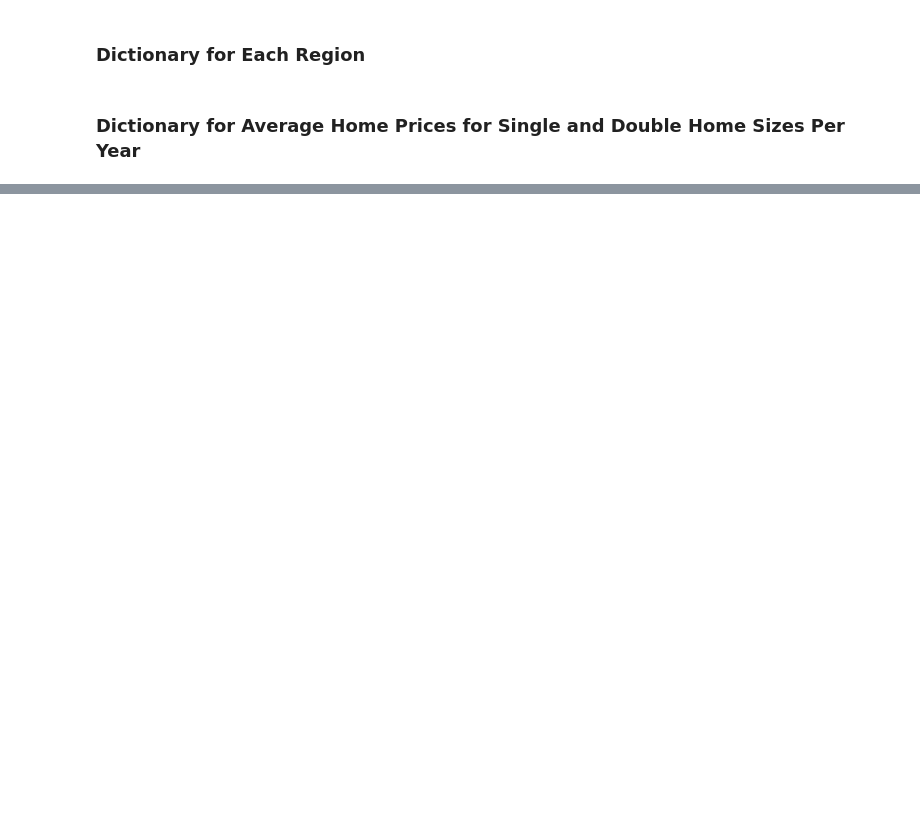
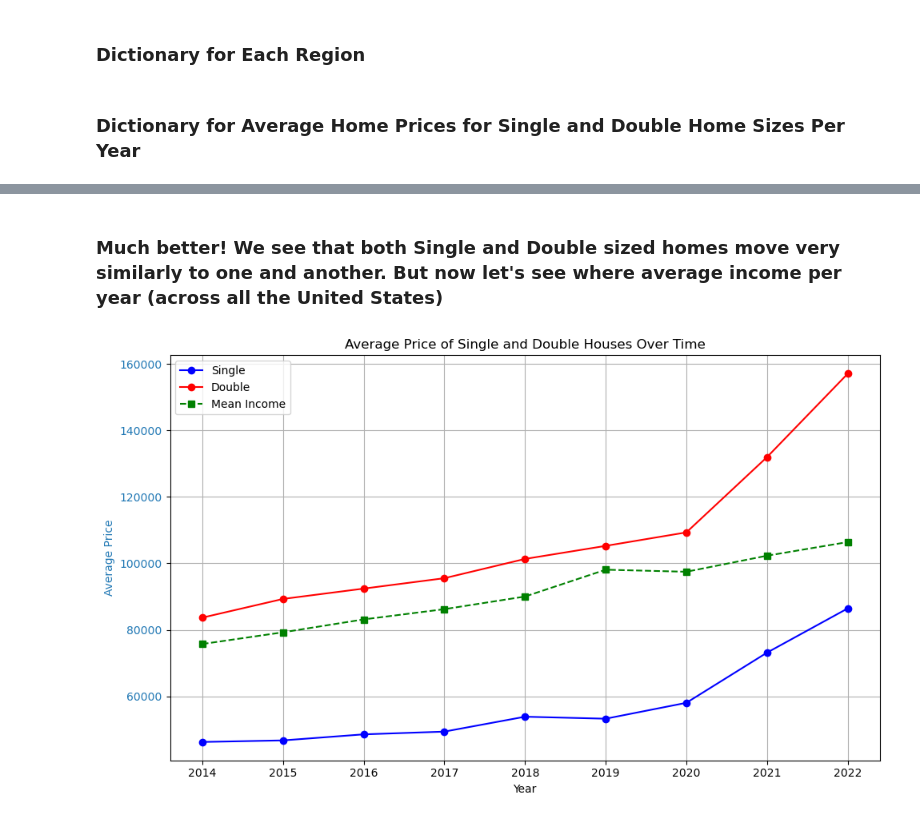
Before and after one commit to lanceweber1998/Analysis-of-US-Real-Estate-Market, a Jupyter notebook: data_analysis.ipynb, the cells around one changed output, grey strips where cells are left out. Drawn from its saved outputs; the diff is of its cells as text; code cells hidden in the pictures; blank space fills up the shorter version.

```diff
--- a/data_analysis.ipynb
+++ b/data_analysis.ipynb
@@ -113,0 +122,19 @@ for year in years:
+# %%
+import pandas as pd
+import numpy as np
+
+# Assuming df is your original DataFrame containing the data
+# Filter the DataFrame to select rows where 'Region' is equal to 'United States'
+us_data = df[df['Region'] == 'United States'].copy()  # Create a copy to avoid SettingWithCopyWarning
+
+# Convert the 'Year' column to datetime if it's not already in datetime format
+us_data['Year'] = pd.to_datetime(us_data['Year'], format='%Y')
+
+# Extract the year from the datetime object and convert it to int
+us_data['Year'] = us_data['Year'].dt.year.astype(int)
+
+# Group the filtered data by year and calculate the mean income for each year
+mean_income_per_year = us_data.groupby('Year')['Mean Income - Current Dollars'].mean().to_dict()
+
+# Display the updated dictionary
+print(mean_income_per_year)
@@ -226,0 +275,34 @@ us_single = us[us['Home Size'] == 'Single ']
+# %% [markdown]
+### Much better! We see that both Single and Double sized homes move very similarly to one and another. But now let's see where average income per year (across all the United States)
+# %%
+import matplotlib.pyplot as plt
+
+# Assuming you have already defined the variables years, single_prices, double_prices, and mean_income_per_year_us
+
+# Plot the line graph for single and double housing prices
+fig, ax = plt.subplots(figsize=(10, 6))
+
+color = 'tab:blue'
+ax.set_xlabel('Year')
+ax.set_ylabel('Average Price', color=color)
+ax.plot(years, single_prices, marker='o', linestyle='-', color='b', label='Single')
+ax.plot(years, double_prices, marker='o', linestyle='-', color='r', label='Double')
+ax.tick_params(axis='y', labelcolor=color)
+ax.set_title('Average Price of Single and Double Houses Over Time')
+
+# Plot mean income on the same y-axis
+ax.plot(list(mean_income_per_year.keys()), list(mean_income_per_year.values()), marker='s', linestyle='--', color='g', label='Mean Income')
+
+# Add legend
+ax.legend()
+
+# Show grid
+ax.grid(True)
+
+# Adjust layout
+plt.tight_layout()
+
+# Show plot
+plt.show()
+# %% [output]
+[figure, added]
```
Also changed, not shown: parts of 14 cells of this notebook.
